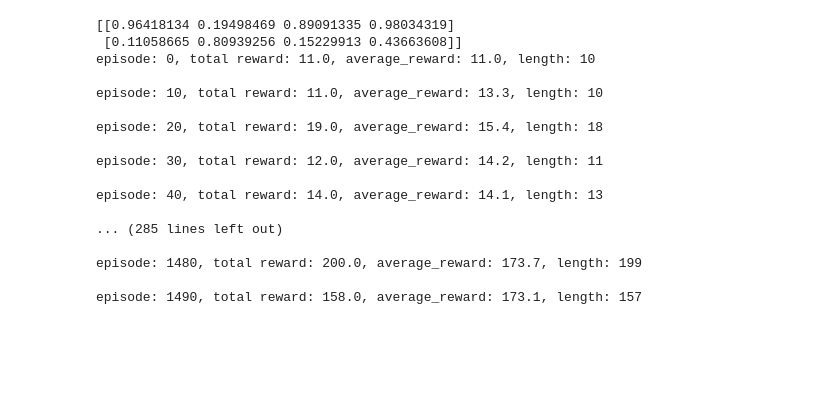
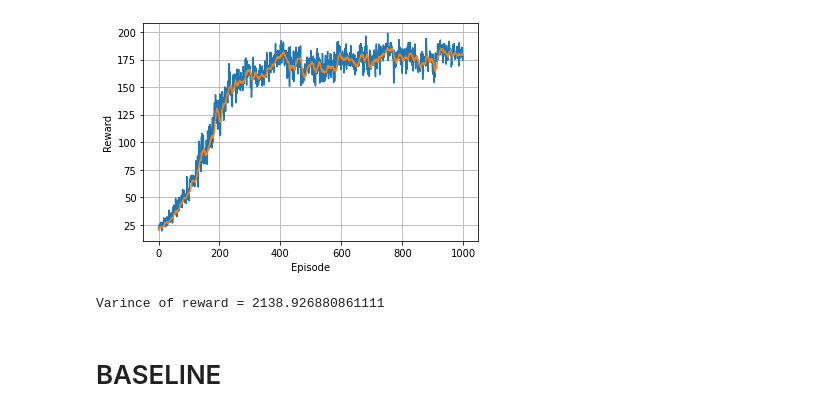
Before and after one commit to DJAlexJ/Reinforcement_Learning, a Jupyter notebook: Reinforce_softmax_1layer.ipynb, the cells around one changed output. Cells and saved outputs as stored; diff of their text form; code cells hidden in the pictures; blank space fills up the shorter version.

```diff
--- a/Reinforce_softmax_1layer.ipynb
+++ b/Reinforce_softmax_1layer.ipynb
@@ -7,3 +13,5 @@ import matplotlib.pyplot as plt
+# %%
+GAMMA = 0.99
 # %%
 def softmax(x):
     e_x = np.exp(x - np.max(x))
@@ -23,6 +39,12 @@ def backward(policy, prob, action, state):
     return grad
+# %%
+def align_columns_zeros(array):
+    max_length = max(list(map(lambda x: len(x), array)))
+    for col in range(len(array)):
+        array[col] = np.pad(array[col], max_length - len(array[col]), 'constant', constant_values = 0)[max_length - len(array[col]):]
+    return array
 # %%
-def update_policy(policy, probs, rewards, actions, states):
+def trajectory_policy(policy, probs, rewards, actions, states):
     discounted_rewards = []
 
     for t in range(len(rewards)):
@@ -39,4 +61,4 @@ def update_policy(policy, probs, rewards, actions, states):
     for prob, Gt, action, state in zip(probs, discounted_rewards, actions, states):
         policy_gradient.append(1/prob[action] * backward(policy, prob, action, state) * Gt)
     policy_gradient = np.sum(policy_gradient, axis = 0)
-    policy += policy_gradient * learning_rate
+    return policy_gradient
@@ -42,0 +117,8 @@ def update_policy(policy, probs, rewards, actions, states):
+# %%
+%%time
+statistics_all = []
+statistics_mean = []
+for game in tqdm(range(10)):
+  _, all_rewards, mean_rewards = cart_pole(3, 1000, learning_rate=0.02)
+  statistics_all.append(all_rewards)
+  statistics_mean.append(mean_rewards)
@@ -42,0 +299,11 @@ def update_policy(policy, probs, rewards, actions, states):
+# %%
+plt.plot(np.mean(np.mean(statistics_all, axis = 1), axis = 0))
+plt.plot(np.mean(np.mean(statistics_mean, axis = 1), axis = 0))
+plt.xlabel('Episode')
+plt.ylabel('Reward')
+plt.grid()
+plt.show()
+print('Varince of reward = {}'.format(np.var(np.mean(np.mean(statistics_all, axis = 1), axis = 0))))
+# %% [output]
+[figure, added]
+Varince of reward = 2138.926880861111
@@ -43,10 +315,11 @@ def update_policy(policy, probs, rewards, actions, states):
 # %%
+%%time
 GAMMA = 0.99
 learning_rate = 0.003
 env = gym.make('CartPole-v0')
 
 num_actions = env.action_space.n
-max_episode_num = 1500
+max_episode_num = 2000
 max_steps = 10000
 numsteps = []
 avg_numsteps = []
@@ -83,21 +356,5 @@ for episode in range(max_episode_num):
                 print("episode: {}, total reward: {}, average_reward: {}, length: {}\n".format(episode, np.round(np.sum(rewards), decimals = 3),  np.round(np.mean(all_rewards[-10:]), decimals = 3), steps))
             break
         state = new_state
-# %% [output]
-[[0.96418134 0.19498469 0.89091335 0.98034319]
- [0.11058665 0.80939256 0.15229913 0.43663608]]
-episode: 0, total reward: 11.0, average_reward: 11.0, length: 10
-
-episode: 10, total reward: 11.0, average_reward: 13.3, length: 10
-
-episode: 20, total reward: 19.0, average_reward: 15.4, length: 18
-
-episode: 30, total reward: 12.0, average_reward: 14.2, length: 11
-
-episode: 40, total reward: 14.0, average_reward: 14.1, length: 13
-
-... (285 lines left out)
-
-episode: 1480, total reward: 200.0, average_reward: 173.7, length: 199
-
-episode: 1490, total reward: 158.0, average_reward: 173.1, length: 157
+# %% [markdown]
+# BASELINE
```
Also changed, not shown: parts of 18 cells of this notebook, 2 other files.
